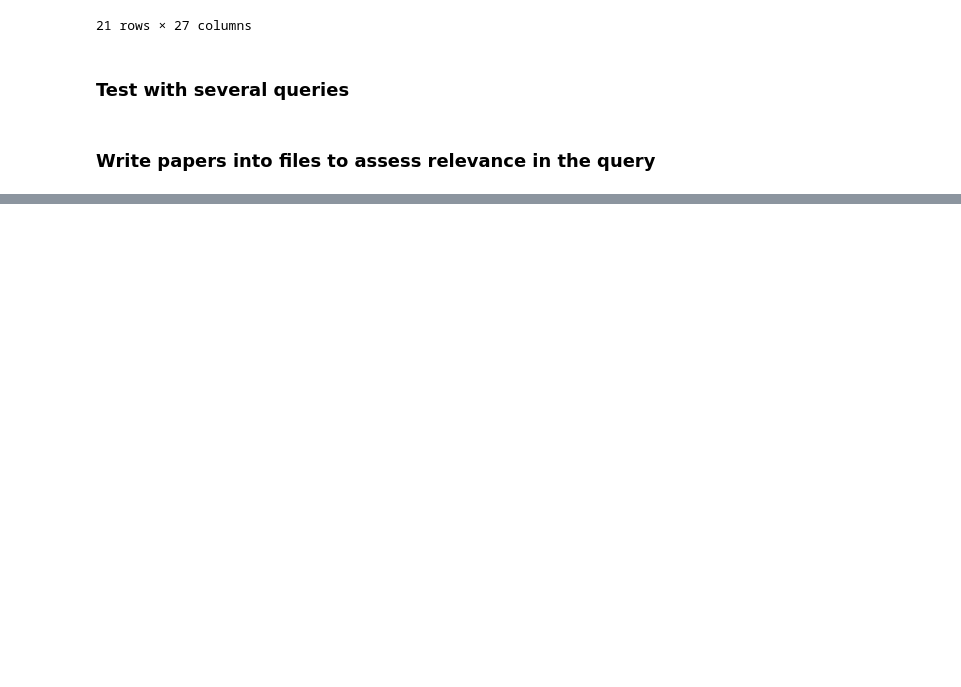
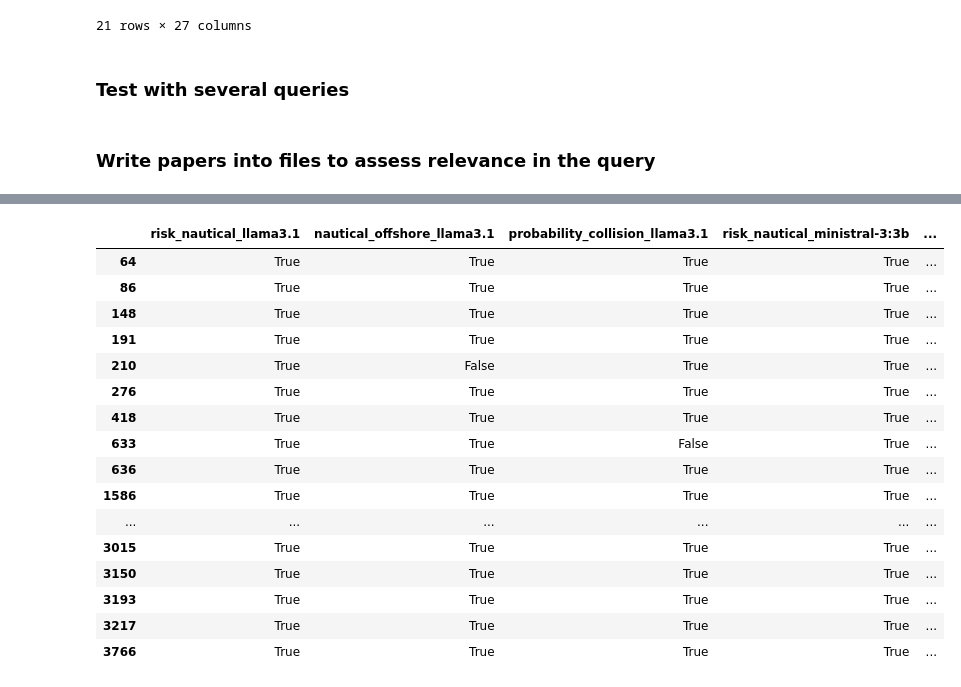
Before and after one commit to TUDelft-CITG/SLR-RAG, a Jupyter notebook: notebooks/test_api_extraction.ipynb, the cells around one changed output, grey strips where cells are left out. Drawn from its saved outputs; the diff is of its cells as text; code cells hidden in the pictures; blank space fills up the shorter version.

```diff
--- a/notebooks/test_api_extraction.ipynb
+++ b/notebooks/test_api_extraction.ipynb
@@ -843,0 +846,7 @@ write_paper_into_markdown(df_recent.head(50))
+# %%
+import pandas as pd
+from slrrag.settings import OUTPUT_CSV_TO_MANUAL_FILTER
+from slrrag.input import FIRST_ROUND_QUESTIONS
+
+df_analyisis = pd.read_csv(OUTPUT_CSV_TO_MANUAL_FILTER)
+df_analyisis
@@ -843,0 +888,6 @@ write_paper_into_markdown(df_recent.head(50))
+# %%
+from slrrag.input import OLLAMA_MODELS
+
+
+type_list_col = { q+ "_"+ x : 'bool' for x in OLLAMA_MODELS for q in FIRST_ROUND_QUESTIONS.keys()}
+type_list_col
@@ -843,0 +907,4 @@ write_paper_into_markdown(df_recent.head(50))
+# %%
+kept_columns = [x for x in type_list_col.keys() if x.startswith(("risk_nautical","nautical_offshore", "probability_collision"))]
+df_seems_relevant = df_analyisis[~df_analyisis[kept_columns].any(axis=1)]
+df_seems_relevant
@@ -843,0 +1039,20 @@ write_paper_into_markdown(df_recent.head(50))
+# %%
+df_analyisis[df_analyisis["is_reference"]][ kept_columns]
+# %% [output]
+|  | risk_nautical_llama3.1 | nautical_offshore_llama3.1 | probability_collision_llama3.1 | risk_nautical_ministral-3:3b | ... |
+| 64 | True | True | True | True | ... |
+| 86 | True | True | True | True | ... |
+| 148 | True | True | True | True | ... |
+| 191 | True | True | True | True | ... |
+| 210 | True | False | True | True | ... |
+| 276 | True | True | True | True | ... |
+| 418 | True | True | True | True | ... |
+| 633 | True | True | False | True | ... |
+| 636 | True | True | True | True | ... |
+| 1586 | True | True | True | True | ... |
+| ... | ... | ... | ... | ... | ... |
+| 3015 | True | True | True | True | ... |
+| 3150 | True | True | True | True | ... |
+| 3193 | True | True | True | True | ... |
+| 3217 | True | True | True | True | ... |
+| 3766 | True | True | True | True | ... |
```
Also changed, not shown: parts of 12 cells of this notebook, 4 other files.
